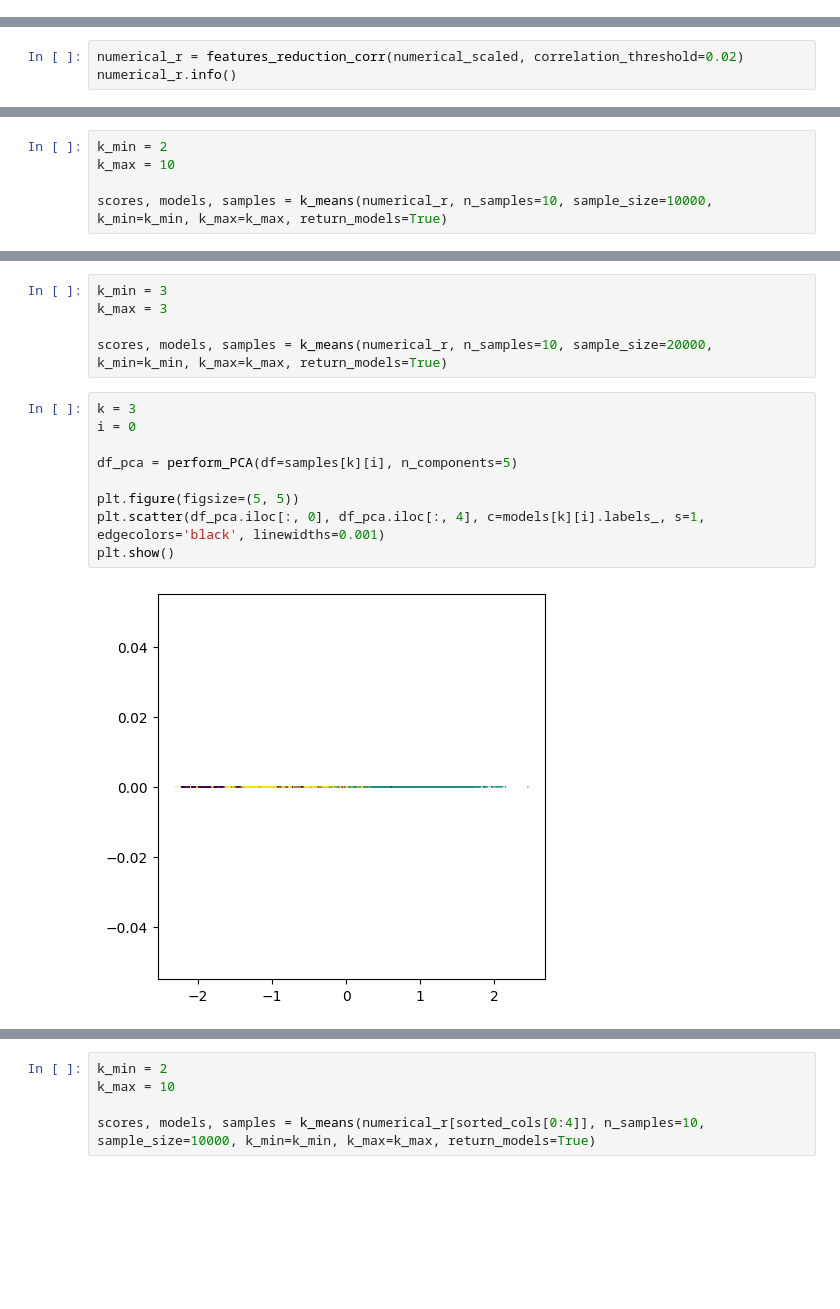
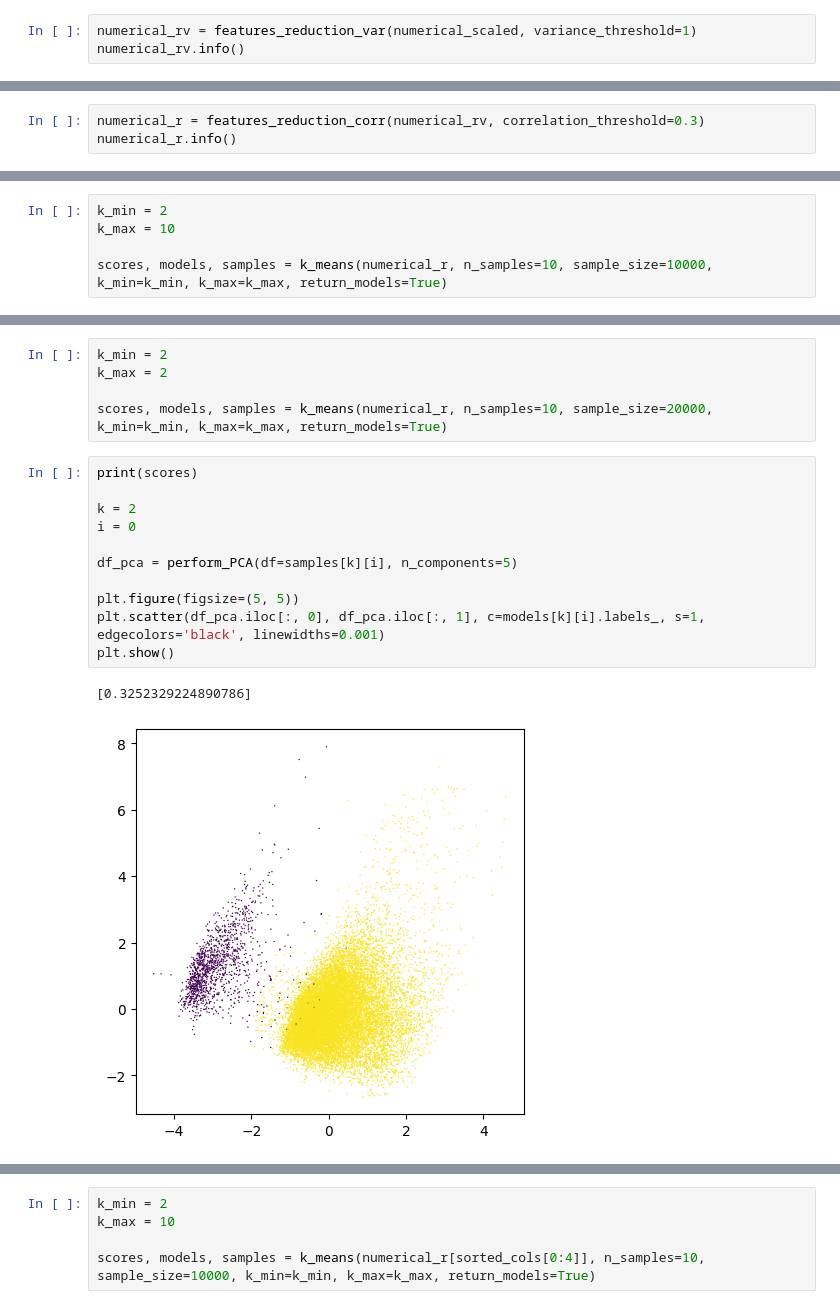
Before and after one commit to gentannipea/DataMining-2023, a Jupyter notebook: notebooks/claudia/Clustering_c0.ipynb, the cells around one changed output, grey strips where cells are left out. Drawn from its saved outputs; the diff is of its cells as text; blank space fills up the shorter version.

Commit message:
kmeans feature selection correlation variance on the updated cleaned dataset 2

```diff
--- a/notebooks/claudia/Clustering_c0.ipynb
+++ b/notebooks/claudia/Clustering_c0.ipynb
@@ -199,0 +194,3 @@ plt.show()
+# %%
+numerical_rv = features_reduction_var(numerical_scaled, variance_threshold=1)
+numerical_rv.info()
@@ -200,5 +215,5 @@ plt.show()
 # %%
-numerical_r = features_reduction_corr(numerical_scaled, correlation_threshold=0.02)
+numerical_r = features_reduction_corr(numerical_rv, correlation_threshold=0.3)
 numerical_r.info()
 # %% [output]
 <class 'pandas.core.frame.DataFrame'>
@@ -267,16 +285,19 @@ plt.show()
 # %%
-k_min = 3
-k_max = 3
+k_min = 2
+k_max = 2
 
 scores, models, samples = k_means(numerical_r, n_samples=10, sample_size=20000, k_min=k_min, k_max=k_max, return_models=True)
 # %%
-k = 3
+print(scores)
+
+k = 2
 i = 0
 
 df_pca = perform_PCA(df=samples[k][i], n_components=5)
 
 plt.figure(figsize=(5, 5))
-plt.scatter(df_pca.iloc[:, 0], df_pca.iloc[:, 4], c=models[k][i].labels_, s=1, edgecolors='black', linewidths=0.001)
+plt.scatter(df_pca.iloc[:, 0], df_pca.iloc[:, 1], c=models[k][i].labels_, s=1, edgecolors='black', linewidths=0.001)
 plt.show()
 # %% [output]
+[0.3252329224890786]
-[figure, old version]
+[figure, new version]
```
Also changed, not shown: parts of 11 cells of this notebook.
